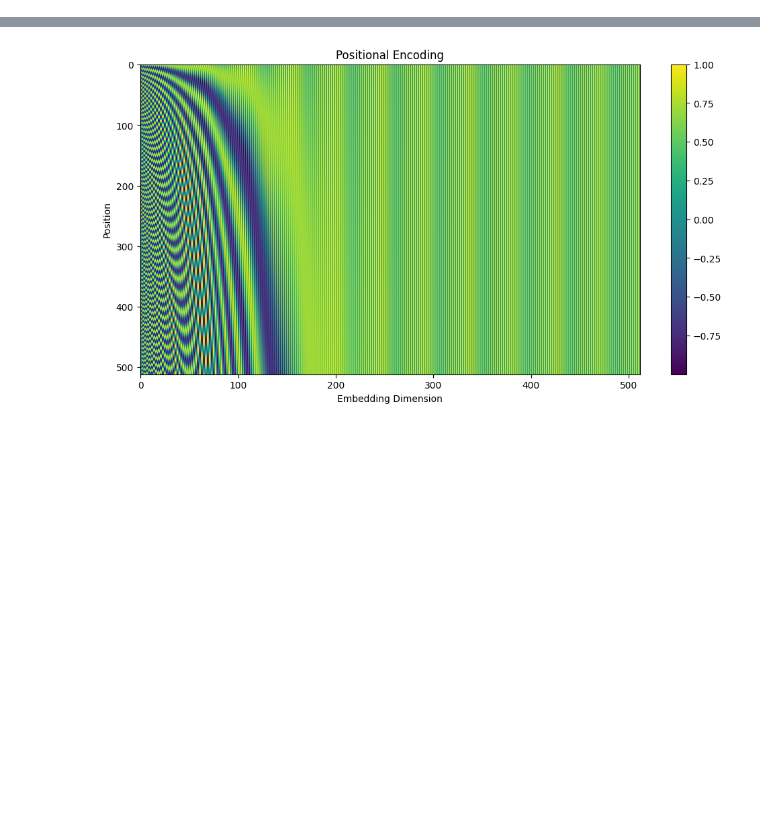
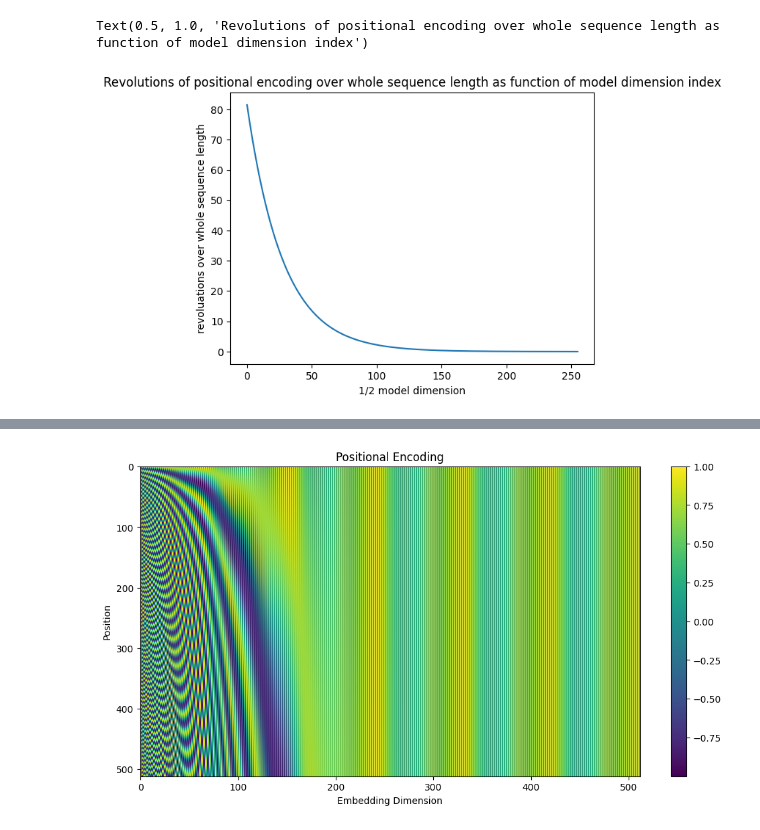
Before and after one commit to MrCartoonology/modelsfromscratch, a Jupyter notebook: notebooks/transformers.ipynb, the cells around one changed output, grey strips where cells are left out. Cells and saved outputs as stored; diff of their text form; code cells hidden in the pictures; blank space fills up the shorter version.

```diff
--- a/notebooks/transformers.ipynb
+++ b/notebooks/transformers.ipynb
@@ -11,3 +11,19 @@ import modelsfromscratch.data as data
 import modelsfromscratch.setup as setup
 import modelsfromscratch.models as models
 import modelsfromscratch.train as train
+# %%
+def angles(base=10000, model_dim=512):
+    """
+    Compute the angles for the positional encoding.
+    """
+    angles = np.arange(model_dim // 2) / model_dim
+    angles = base ** (-2 * angles)
+    return angles
+
+plt.plot(angles() * (512/ (2*np.pi)))
+plt.ylabel('revoluations over whole sequence length')
+plt.xlabel('1/2 model dimension')
+plt.title('Revolutions of positional encoding over whole sequence length as function of model dimension index')
+# %% [output]
+Text(0.5, 1.0, 'Revolutions of positional encoding over whole sequence length as function of model dimension index')
+[figure, added]
```
Also changed, not shown: parts of 2 cells of this notebook, 9 other files.
